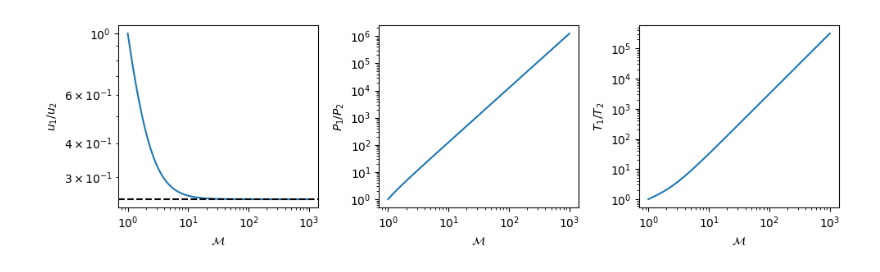
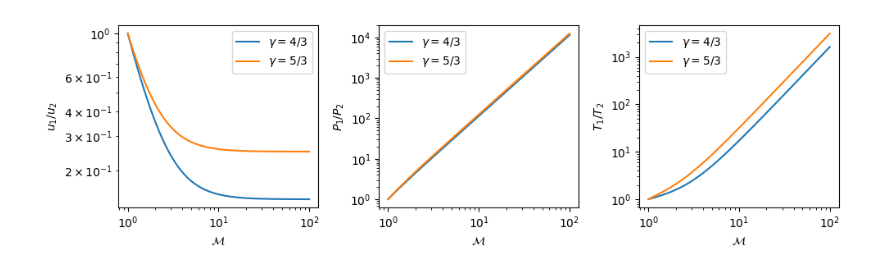
Before and after one commit to nj-vs-vh/gssi-he-th, a Jupyter notebook: Rankine-Hugoniot.ipynb, the cells around one changed output. Saved outputs shown, nothing was run; the diff lists cells and outputs as text; code cells hidden in the pictures.

```diff
--- a/Rankine-Hugoniot.ipynb
+++ b/Rankine-Hugoniot.ipynb
@@ -11,23 +11,25 @@ gamma = 5 / 3
 # %%
 fig, axes = plt.subplots(ncols=3, figsize=(10, 3))
 
-M_grid = np.logspace(0, 3, 100)
+M_grid = np.logspace(0, 2, 100)
 
-u_ratio = ((gamma - 1) * M_grid**2 + 2) / ((gamma + 1) * M_grid**2)
-P_ratio = 2 * gamma * M_grid**2 / (gamma + 1) - (gamma - 1) / (gamma + 1)
-T_ratio = (
-    (2 * gamma * M_grid**2 - (gamma - 1))
-    * ((gamma - 1) * M_grid**2 + 2)
-    / ((gamma + 1) ** 2 * M_grid**2)
-)
 
-for ax, label, values in zip(axes, ("u", "P", "T"), (u_ratio, P_ratio, T_ratio)):
-    ax.loglog(M_grid, values)
-    ax.set_xlabel("$\\mathcal{M}$")
-    ax.set_ylabel(f"$ {label}_1 / {label}_2 $")
+for gamma in (4 / 3, 5 / 3):
+    gamma_label = f"{int(gamma * 3)} / 3"
+    u_ratio = ((gamma - 1) * M_grid**2 + 2) / ((gamma + 1) * M_grid**2)
+    P_ratio = 2 * gamma * M_grid**2 / (gamma + 1) - (gamma - 1) / (gamma + 1)
+    T_ratio = (
+        (2 * gamma * M_grid**2 - (gamma - 1))
+        * ((gamma - 1) * M_grid**2 + 2)
+        / ((gamma + 1) ** 2 * M_grid**2)
+    )
+    for ax, label, values in zip(axes, ("u", "P", "T"), (u_ratio, P_ratio, T_ratio)):
+        ax.loglog(M_grid, values, label=f"$ \\gamma = {gamma_label} $")
+        ax.set_xlabel("$\\mathcal{M}$")
+        ax.set_ylabel(f"$ {label}_1 / {label}_2 $")
+        ax.legend()
 
-axes[0].axhline(1 / 4, color="k", linestyle="--")
 plt.tight_layout()
 plt.show()
 # %% [output]
-[figure, old version]
+[figure, new version]
```
